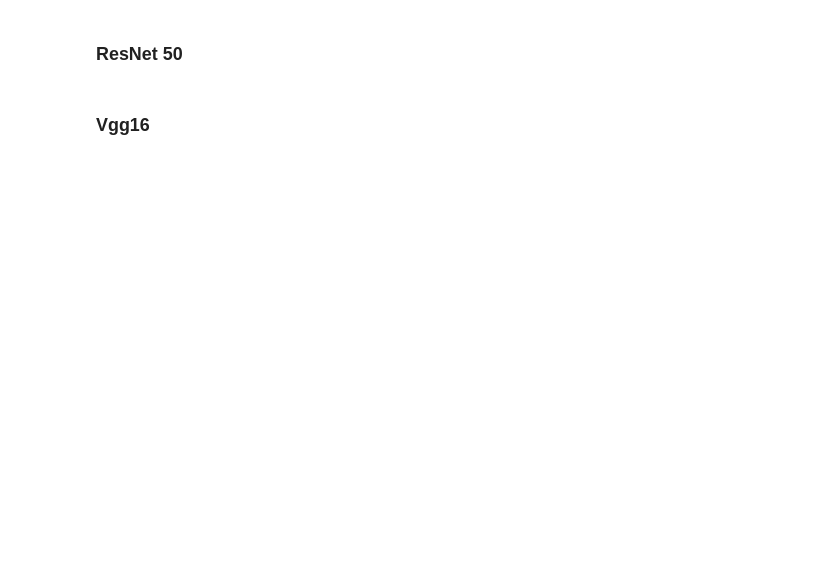
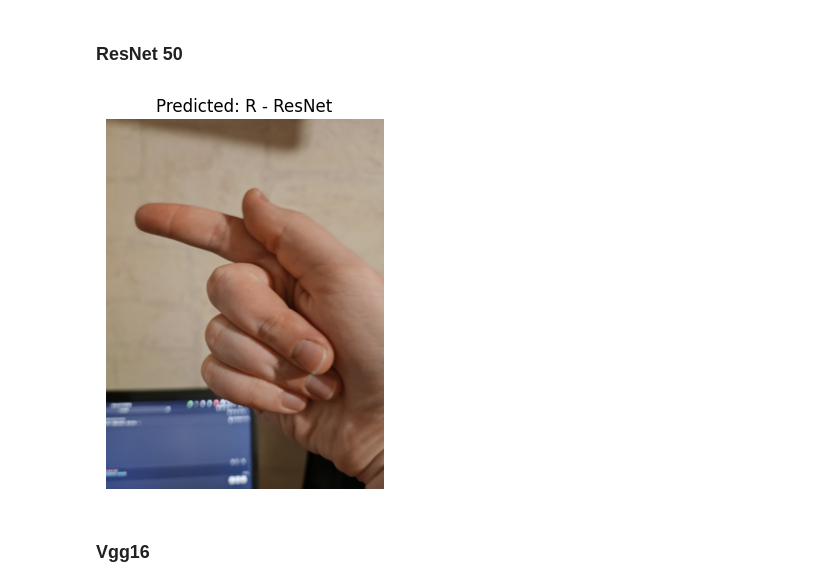
Before and after one commit to rbrauner/uekat-master-degree-studies-thesis, a Jupyter notebook: model/thesis.ipynb, the cells around one changed output. Saved outputs shown, nothing was run; the diff lists cells and outputs as text; code cells hidden in the pictures; blank space fills up the shorter version.

```diff
--- a/model/thesis.ipynb
+++ b/model/thesis.ipynb
@@ -743,4 +894,8 @@ Vgg19_model_losses
 # %% [markdown]
 ### ResNet 50
+# %%
+predict_and_display_image(ResNet50_model, image_path, transform, device)
+# %% [output]
+[figure, added]
 # %% [markdown]
 ### Vgg16
```
Also changed, not shown: parts of 25 cells of this notebook, 1 other file.
